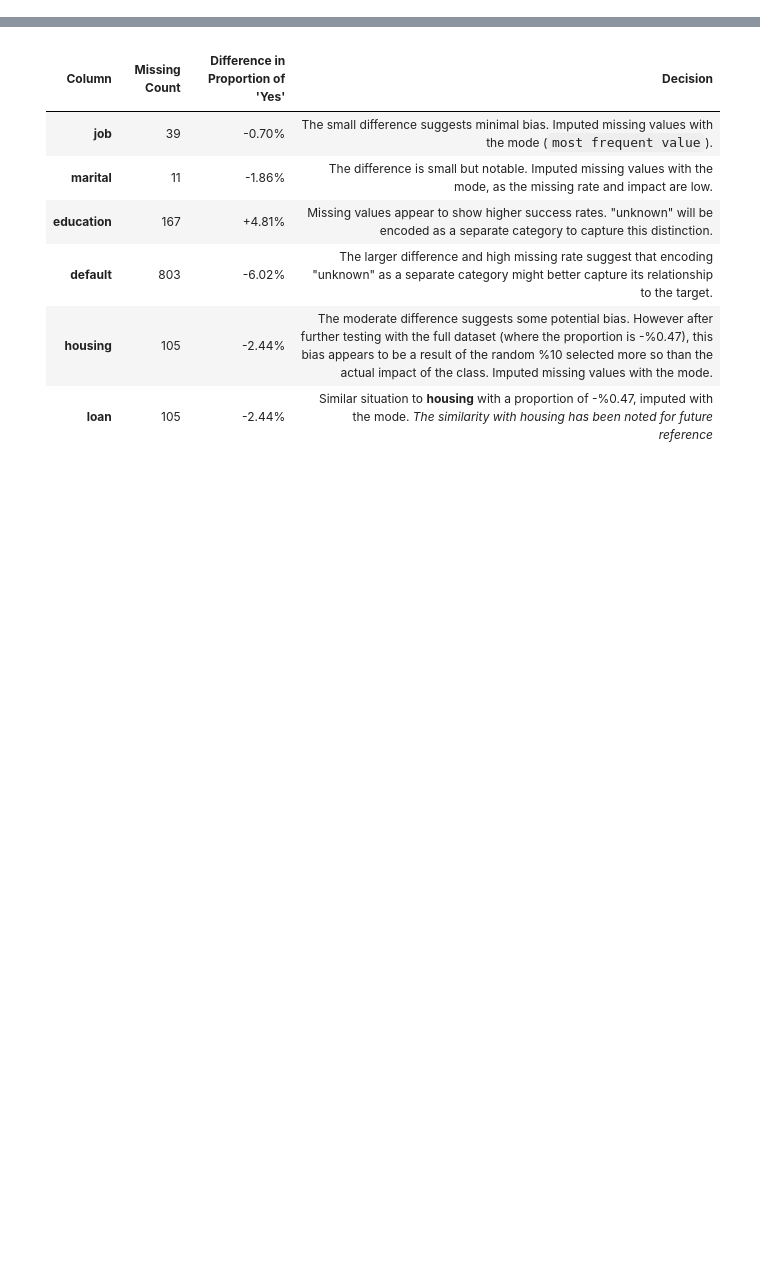
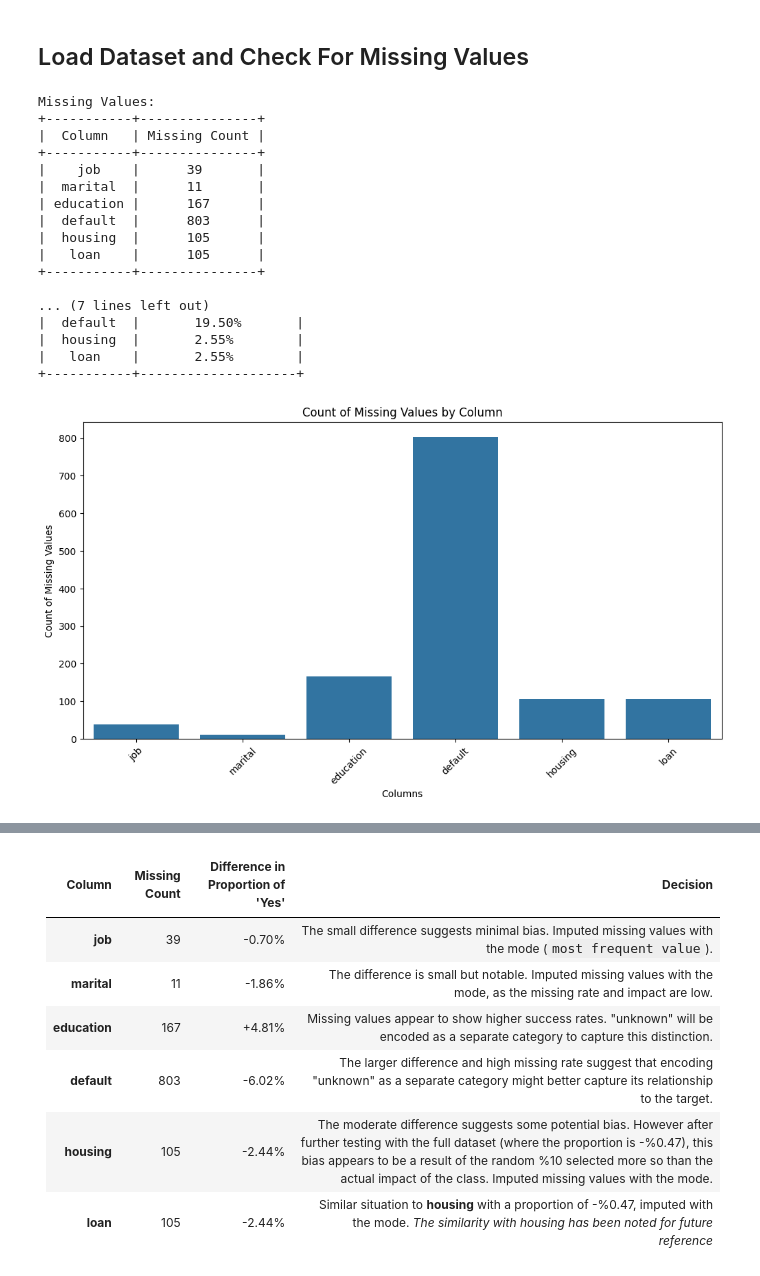
Before and after one commit to yux3ll/TermProject, a Jupyter notebook: ada442TermProject.ipynb, the cells around one changed output, grey strips where cells are left out. Drawn from its saved outputs; the diff is of its cells as text; code cells hidden in the pictures; blank space fills up the shorter version.

```diff
--- a/ada442TermProject.ipynb
+++ b/ada442TermProject.ipynb
@@ -20 +29,80 @@ from imblearn.pipeline import Pipeline
+# %% [markdown]
+## Load Dataset and Check For Missing Values
+# %%
+# Function to load data
+def load_data(file_path):
+    try:
+        return pd.read_csv(file_path, sep=';')
+    except Exception as e:
+        print(f"Error loading data: {e}")
+        return pd.DataFrame()
+
+# Function to check for missing values
+def check_missing_values(data, missing_value='unknown'):
+    missing_values = data.isin([missing_value]).sum()
+    missing_values = missing_values[missing_values > 0]
+
+    # Print formatted table
+    table = [[col, val] for col, val in missing_values.items()]
+    print("Missing Values:")
+    print(tabulate(table, headers=["Column", "Missing Count"], tablefmt="pretty"))
+
+    return data, missing_values
+
+# Function to calculate percentage of missing values
+def calculate_missing_percentage(data_missing):
+    data, missing_values = data_missing
+    missing_percentage = (missing_values / len(data)) * 100
+
+    # Print formatted table
+    table = [[col, f"{val:.2f}%"] for col, val in missing_percentage.items()]
+    print("\nPercentage of Missing Values:")
+    print(tabulate(table, headers=["Column", "Missing Percentage"], tablefmt="pretty"))
+
+    return data, missing_values, missing_percentage
+
+# Function to visualize missing values
+def visualize_missing_values(data_missing_percentage):
+    data, missing_values, missing_percentage = data_missing_percentage
+    plt.figure(figsize=(12, 6))
+    sns.barplot(x=missing_values.index, y=missing_values.values)
+    plt.title('Count of Missing Values by Column')
+    plt.ylabel('Count of Missing Values')
+    plt.xlabel('Columns')
+    plt.xticks(rotation=45)
+    plt.show()
+    return data
+
+# Create pipeline
+def create_pipeline(file_path, missing_value='unknown'):
+    return Pipeline([
+        ('load_data', FunctionTransformer(lambda _: load_data(file_path), validate=False)),
+        ('check_missing_values', FunctionTransformer(lambda data: check_missing_values(data, missing_value), validate=False)),
+        ('calculate_missing_percentage', FunctionTransformer(calculate_missing_percentage, validate=False)),
+        ('visualize_missing_values', FunctionTransformer(visualize_missing_values, validate=False))
+    ])
+
+# Execute pipeline
+file_path = 'dataset/bank-additional.csv'
+pipeline = create_pipeline(file_path)
+data = pipeline.fit_transform(None)
+# %% [output]
+Missing Values:
++-----------+---------------+
+|  Column   | Missing Count |
++-----------+---------------+
+|    job    |      39       |
+|  marital  |      11       |
+| education |      167      |
+|  default  |      803      |
+|  housing  |      105      |
+|   loan    |      105      |
++-----------+---------------+
+
+... (7 lines left out)
+|  default  |       19.50%       |
+|  housing  |       2.55%        |
+|   loan    |       2.55%        |
++-----------+--------------------+
+[figure, added]
 # %% [markdown]
```
Also changed, not shown: parts of 25 cells of this notebook, 6 other files.
